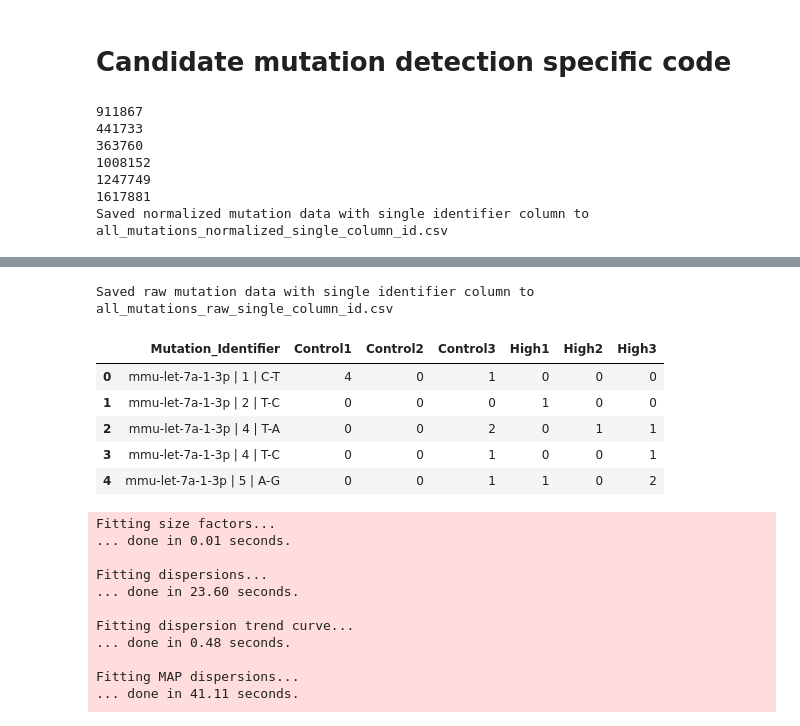
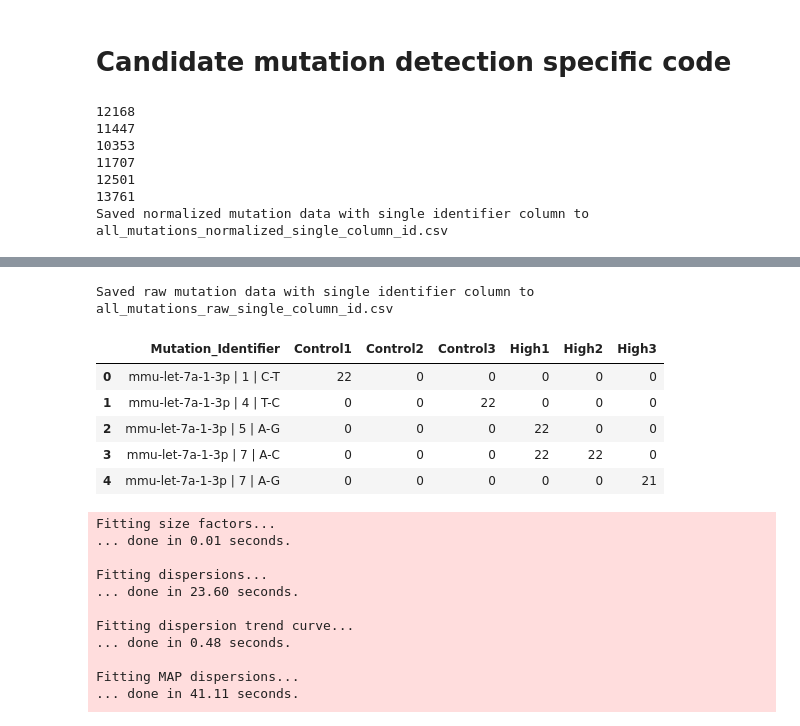
Before and after one commit to MajorTomTom792/miRNA-analysis, a Jupyter notebook: miRDESub.py/miRDESub.ipynb, the cells around one changed output, grey strips where cells are left out. Cells and saved outputs as stored; diff of their text form; code cells hidden in the pictures.

```diff
--- a/miRDESub.py/miRDESub.ipynb
+++ b/miRDESub.py/miRDESub.ipynb
@@ -202,7 +202,7 @@ def postBowtie2(inputFiles):
     for read in samfile.fetch():
       # If gene is aligned, add how many genes in this collapsed group
       if not read.is_unmapped:
-        #queryNum = num_process(read.qname) # Extract raw counts from header
+        queryNum = num_process(read.qname) # Extract raw counts from header
         current_sample_counts[str(read.reference_name)] += 1 # Adds the raw counts for specific gene, independent of exact sequence matching
 
     # Sets up series for counts of genes
@@ -323,14 +323,13 @@ def samAnalyzer(inputFiles, aligned_seq_counts): # input SAM files, total aligne
           md_tag = read.get_tag('MD')
           seq_read = str(read.seq)
           ref_name = str(read.reference_name)
-
-          samInfo = [ref_name, seq_read, str(md_tag), length] # Read aligned name, query sequence, MD tag, length of sequence
+          samInfo = [ref_name, seq_read, str(md_tag), length, num_process(read.qname)] # Read aligned name, query sequence, MD tag, length of sequence, and query num
           filterLengths(samInfo, seqInfo_base_on_length) # filter SAM info based on lengths
 
 
     for info_on_length in seqInfo_base_on_length: # For each length of sequences
         for seqInfo in info_on_length: # for each sequence in length
-          current_sam_file_detailed_mutations.extend(get_mismatches(seqInfo[2], seqInfo[1], seqInfo[0])) # Get candidate substitution counts and info
+          current_sam_file_detailed_mutations.extend(get_mismatches(seqInfo[2], seqInfo[1], seqInfo[0], seqInfo[3])) # Get candidate substitution counts and info
 
     print(len(current_sam_file_detailed_mutations))
     # After processing all lengths for the current SAM file:
@@ -339,8 +338,7 @@ def samAnalyzer(inputFiles, aligned_seq_counts): # input SAM files, total aligne
 
     if current_sam_file_detailed_mutations:
         # Determine sample column name
-        # match = re.search(r'bowtie(\d+)', output_prefix)
-        match = re.search(r'TESTMMUC(\d+)', output_prefix)
+        match = re.search(r'bowtie(\d+)', output_prefix)
         num_int = int(match.group(1))
         if num_int <= (len(inputFiles)/2):
             sample_col_name_base = f'Control{num_int}'
@@ -433,7 +431,7 @@ def filterLengths(samInfo, seqInfo_base_on_length):
     seqInfo_base_on_length[length - 18].append(samInfo)
 
 # Determines mismatches, its location, the sequence, and what event type
-def get_mismatches(md, seq, sequence_name):
+def get_mismatches(md, seq, sequence_name, queryNum):
     detected_mutations = [] # Sets a list
     i = 0 # This is for determing position of a mismatch
     # Finds for digit, then a letter or ^
@@ -679,21 +641,21 @@ df.to_csv('focusGenes.csv', index=True)
 # Candidate mutation detection specific code
 # %%
 # Setup Bowtie2 SAM files
-sam1 = '/content/Bowtie1.sam'
-sam2 = '/content/Bowtie2.sam'
-sam3 = '/content/Bowtie3.sam'
-sam4 = '/content/Bowtie4.sam'
-sam5 = '/content/Bowtie5.sam'
-sam6 = '/content/Bowtie6.sam'
+sam1 = '/content/bowtie1.sam'
+sam2 = '/content/bowtie2.sam'
+sam3 = '/content/bowtie3.sam'
+sam4 = '/content/bowtie4.sam'
+sam5 = '/content/bowtie5.sam'
+sam6 = '/content/bowtie6.sam'
 sam_files = [sam1, sam2, sam3, sam4, sam5, sam6]
 aligned_genes = finding_total_aligned('/content/count_data_DE.csv') # Assumming PostBowtie2 has been run
 samAnalyzer(sam_files, aligned_genes) # Call samAnalyzer to determine candidate substitution events
 # %% [output]
-911867
-441733
-363760
-1008152
-1247749
-1617881
+12168
+11447
+10353
+11707
+12501
+13761
 Saved normalized mutation data with single identifier column to all_mutations_normalized_single_column_id.csv
 |  | Mutation_Identifier | Control1_normalized | Control2_normalized | Control3_normalized | High1_normalized | ... |
@@ -705,7 +667,7 @@ Saved normalized mutation data with single identifier column to all_mutations_no
 Saved raw mutation data with single identifier column to all_mutations_raw_single_column_id.csv
 |  | Mutation_Identifier | Control1 | Control2 | Control3 | High1 | High2 | High3 |
-| 0 | mmu-let-7a-1-3p | 1 | C-T | 4 | 0 | 1 | 0 | 0 | 0 |
-| 1 | mmu-let-7a-1-3p | 2 | T-C | 0 | 0 | 0 | 1 | 0 | 0 |
-| 2 | mmu-let-7a-1-3p | 4 | T-A | 0 | 0 | 2 | 0 | 1 | 1 |
-| 3 | mmu-let-7a-1-3p | 4 | T-C | 0 | 0 | 1 | 0 | 0 | 1 |
-| 4 | mmu-let-7a-1-3p | 5 | A-G | 0 | 0 | 1 | 1 | 0 | 2 |
+| 0 | mmu-let-7a-1-3p | 1 | C-T | 22 | 0 | 0 | 0 | 0 | 0 |
+| 1 | mmu-let-7a-1-3p | 4 | T-C | 0 | 0 | 22 | 0 | 0 | 0 |
+| 2 | mmu-let-7a-1-3p | 5 | A-G | 0 | 0 | 0 | 22 | 0 | 0 |
+| 3 | mmu-let-7a-1-3p | 7 | A-C | 0 | 0 | 0 | 22 | 22 | 0 |
+| 4 | mmu-let-7a-1-3p | 7 | A-G | 0 | 0 | 0 | 0 | 0 | 21 |
```
Also changed, not shown: parts of 5 cells of this notebook.
